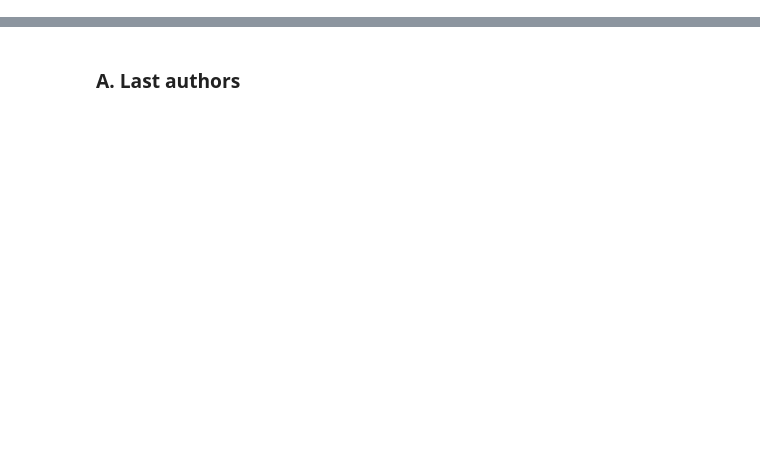
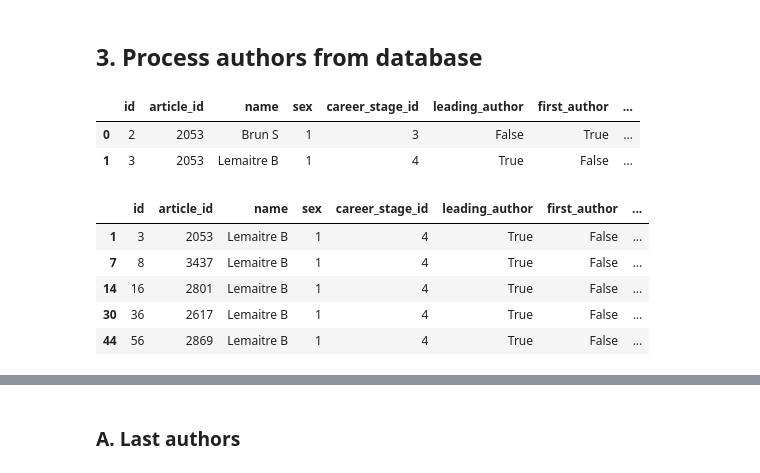
Before and after one commit to jcblemai/drosophila-reproducibility, a Jupyter notebook: preprocess.ipynb, the cells around one changed output, grey strips where cells are left out. Drawn from its saved outputs; the diff is of its cells as text; code cells hidden in the pictures; blank space fills up the shorter version.

```diff
--- a/preprocess.ipynb
+++ b/preprocess.ipynb
@@ -161,0 +270,18 @@ Index(['content', 'pmid', 'authors_txt', 'title', 'volume', 'issue',
+# %% [markdown]
+## 3. Process authors from database
+# %%
+a = clean_df(dfs["authors"])
+a[a["article_id"] == 2053]
+# %% [output]
+|  | id | article_id | name | sex | career_stage_id | leading_author | first_author | ... |
+| 0 | 2 | 2053 | Brun S | 1 | 3 | False | True | ... |
+| 1 | 3 | 2053 | Lemaitre B | 1 | 4 | True | False | ... |
+# %%
+a[a["name"] == "Lemaitre B"].head()
+# %% [output]
+|  | id | article_id | name | sex | career_stage_id | leading_author | first_author | ... |
+| 1 | 3 | 2053 | Lemaitre B | 1 | 4 | True | False | ... |
+| 7 | 8 | 3437 | Lemaitre B | 1 | 4 | True | False | ... |
+| 14 | 16 | 2801 | Lemaitre B | 1 | 4 | True | False | ... |
+| 30 | 36 | 2617 | Lemaitre B | 1 | 4 | True | False | ... |
+| 44 | 56 | 2869 | Lemaitre B | 1 | 4 | True | False | ... |
```
Also changed, not shown: parts of 18 cells of this notebook, 1 other file.
